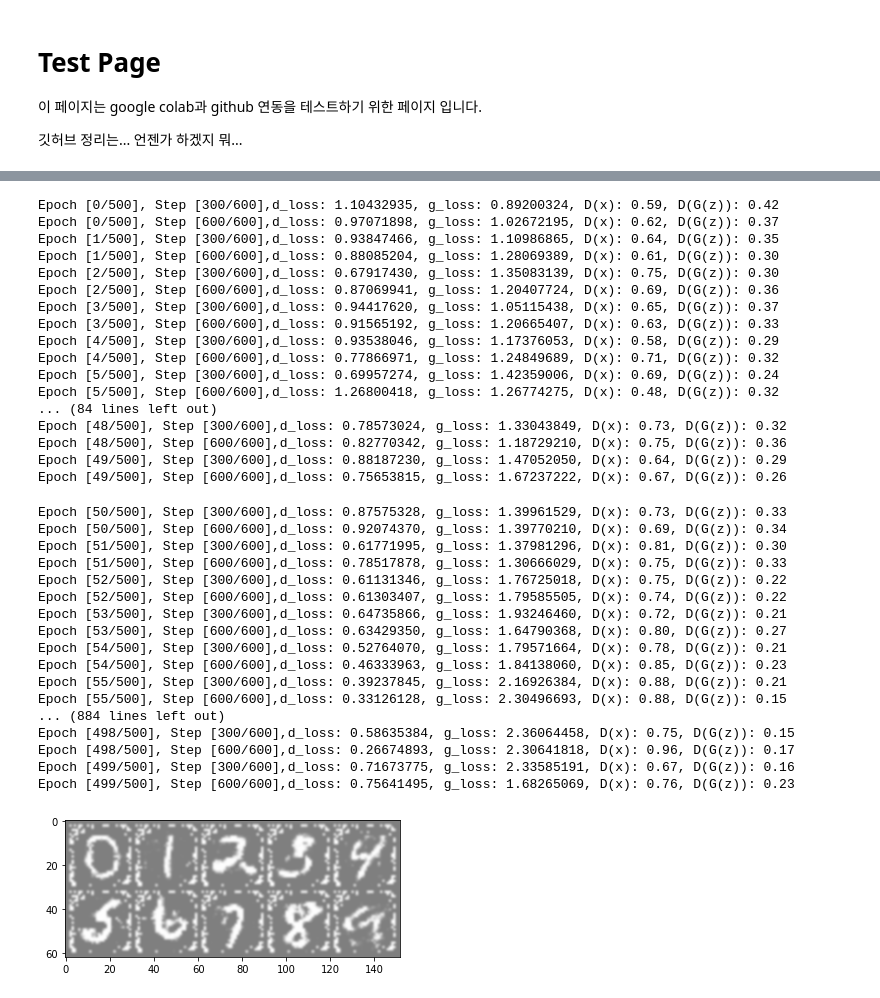
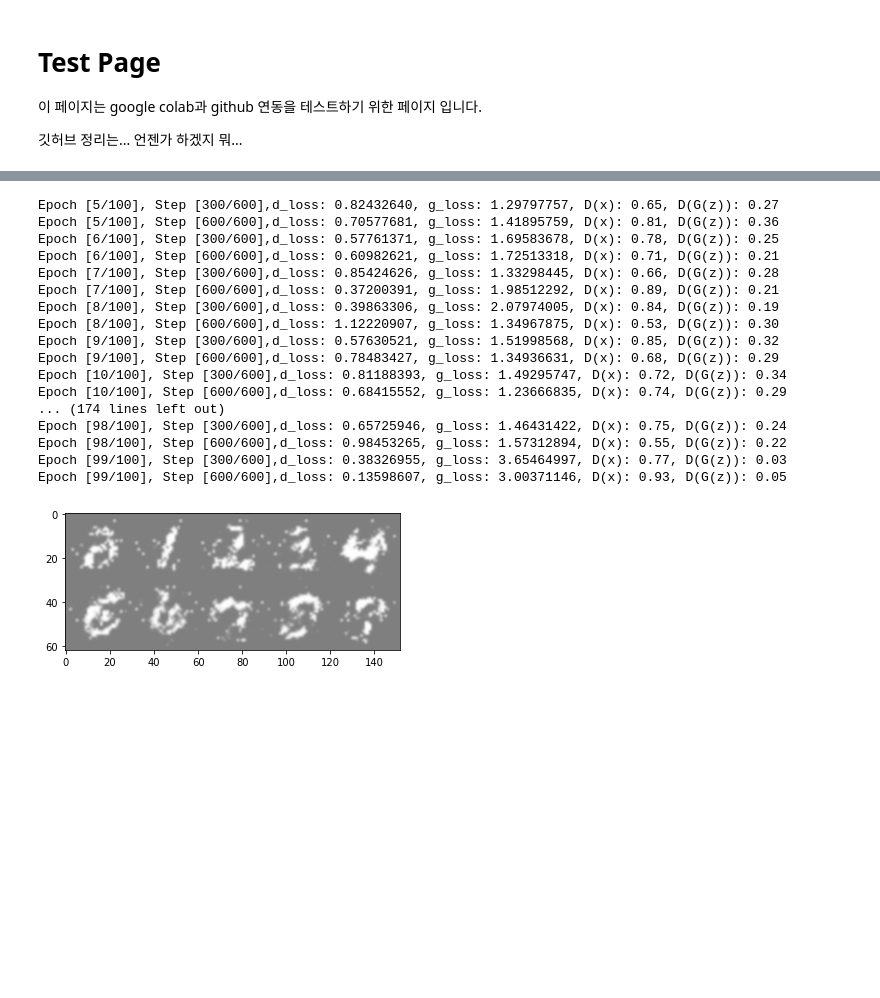
Before and after one commit to choiking10/ML-tutorial, a Jupyter notebook: mnist_ConditionalGAN.ipynb, the cells around one changed output, grey strips where cells are left out. Cells and saved outputs as stored; diff of their text form; code cells hidden in the pictures; blank space fills up the shorter version.

```diff
--- a/mnist_ConditionalGAN.ipynb
+++ b/mnist_ConditionalGAN.ipynb
@@ -31,6 +31,8 @@ class Discriminator(nn.Module):
     condition_size = image_size
     self.main = nn.Sequential(
         nn.Linear(image_size+condition_size, hidden_size),
+        nn.LeakyReLU(0.2),
+        nn.Linear(hidden_size, hidden_size),
         nn.BatchNorm1d(hidden_size),
         nn.LeakyReLU(0.2),
         nn.Linear(hidden_size, hidden_size),
@@ -50,6 +52,8 @@ class Generator(nn.Module):
     condition_size = latent_size
     self.main = nn.Sequential(
         nn.Linear(latent_size + condition_size, hidden_size),
+        nn.ReLU(0.2),
+        nn.Linear(hidden_size, hidden_size),
         nn.BatchNorm1d(hidden_size),
         nn.ReLU(0.2),
         nn.Linear(hidden_size, hidden_size),
@@ -76,7 +80,7 @@ def main():
   hidden_size = 256
   image_size = 784
 
-  num_epochs = 500
+  num_epochs = 100
   batch_size = 100
   sample_dir = 'samples_500'
 
@@ -158,9 +162,9 @@ def main():
         f'd_loss: {d_loss:.8f}, g_loss: {g_loss:.8f}, ' +
         f'D(x): {real_score.mean():.2f}, D(G(z)): {fake_score.mean():.2f}')
 
-    if (epoch + 1) % 50 == 0:
-      save_image(grid_image(fake_images.view(batch_size, 1, 28, 28)),
-                 os.path.join(sample_dir, f'real_images_{epoch+1:03d}.png'))
+    if (epoch + 1) % 5 == 0:
+      # save_image(grid_image(fake_images.view(batch_size, 1, 28, 28)),
+      #            os.path.join(sample_dir, f'real_images_{epoch+1:03d}.png'))
       with torch.no_grad():
         zs = rand_z(10)
         test = torch.tensor([i for i in range(10)]).to(device).view(-1)
@@ -189,35 +191,18 @@ Done!
-Epoch [0/500], Step [300/600],d_loss: 1.10432935, g_loss: 0.89200324, D(x): 0.59, D(G(z)): 0.42
-Epoch [0/500], Step [600/600],d_loss: 0.97071898, g_loss: 1.02672195, D(x): 0.62, D(G(z)): 0.37
-Epoch [1/500], Step [300/600],d_loss: 0.93847466, g_loss: 1.10986865, D(x): 0.64, D(G(z)): 0.35
-Epoch [1/500], Step [600/600],d_loss: 0.88085204, g_loss: 1.28069389, D(x): 0.61, D(G(z)): 0.30
-Epoch [2/500], Step [300/600],d_loss: 0.67917430, g_loss: 1.35083139, D(x): 0.75, D(G(z)): 0.30
-Epoch [2/500], Step [600/600],d_loss: 0.87069941, g_loss: 1.20407724, D(x): 0.69, D(G(z)): 0.36
-Epoch [3/500], Step [300/600],d_loss: 0.94417620, g_loss: 1.05115438, D(x): 0.65, D(G(z)): 0.37
-Epoch [3/500], Step [600/600],d_loss: 0.91565192, g_loss: 1.20665407, D(x): 0.63, D(G(z)): 0.33
-Epoch [4/500], Step [300/600],d_loss: 0.93538046, g_loss: 1.17376053, D(x): 0.58, D(G(z)): 0.29
-Epoch [4/500], Step [600/600],d_loss: 0.77866971, g_loss: 1.24849689, D(x): 0.71, D(G(z)): 0.32
-Epoch [5/500], Step [300/600],d_loss: 0.69957274, g_loss: 1.42359006, D(x): 0.69, D(G(z)): 0.24
-Epoch [5/500], Step [600/600],d_loss: 1.26800418, g_loss: 1.26774275, D(x): 0.48, D(G(z)): 0.32
-... (84 lines left out)
-Epoch [48/500], Step [300/600],d_loss: 0.78573024, g_loss: 1.33043849, D(x): 0.73, D(G(z)): 0.32
-Epoch [48/500], Step [600/600],d_loss: 0.82770342, g_loss: 1.18729210, D(x): 0.75, D(G(z)): 0.36
-Epoch [49/500], Step [300/600],d_loss: 0.88187230, g_loss: 1.47052050, D(x): 0.64, D(G(z)): 0.29
-Epoch [49/500], Step [600/600],d_loss: 0.75653815, g_loss: 1.67237222, D(x): 0.67, D(G(z)): 0.26
+Epoch [5/100], Step [300/600],d_loss: 0.82432640, g_loss: 1.29797757, D(x): 0.65, D(G(z)): 0.27
+Epoch [5/100], Step [600/600],d_loss: 0.70577681, g_loss: 1.41895759, D(x): 0.81, D(G(z)): 0.36
+Epoch [6/100], Step [300/600],d_loss: 0.57761371, g_loss: 1.69583678, D(x): 0.78, D(G(z)): 0.25
+Epoch [6/100], Step [600/600],d_loss: 0.60982621, g_loss: 1.72513318, D(x): 0.71, D(G(z)): 0.21
+Epoch [7/100], Step [300/600],d_loss: 0.85424626, g_loss: 1.33298445, D(x): 0.66, D(G(z)): 0.28
+Epoch [7/100], Step [600/600],d_loss: 0.37200391, g_loss: 1.98512292, D(x): 0.89, D(G(z)): 0.21
+Epoch [8/100], Step [300/600],d_loss: 0.39863306, g_loss: 2.07974005, D(x): 0.84, D(G(z)): 0.19
+Epoch [8/100], Step [600/600],d_loss: 1.12220907, g_loss: 1.34967875, D(x): 0.53, D(G(z)): 0.30
+Epoch [9/100], Step [300/600],d_loss: 0.57630521, g_loss: 1.51998568, D(x): 0.85, D(G(z)): 0.32
+Epoch [9/100], Step [600/600],d_loss: 0.78483427, g_loss: 1.34936631, D(x): 0.68, D(G(z)): 0.29
+Epoch [10/100], Step [300/600],d_loss: 0.81188393, g_loss: 1.49295747, D(x): 0.72, D(G(z)): 0.34
+Epoch [10/100], Step [600/600],d_loss: 0.68415552, g_loss: 1.23666835, D(x): 0.74, D(G(z)): 0.29
+... (174 lines left out)
+Epoch [98/100], Step [300/600],d_loss: 0.65725946, g_loss: 1.46431422, D(x): 0.75, D(G(z)): 0.24
+Epoch [98/100], Step [600/600],d_loss: 0.98453265, g_loss: 1.57312894, D(x): 0.55, D(G(z)): 0.22
+Epoch [99/100], Step [300/600],d_loss: 0.38326955, g_loss: 3.65464997, D(x): 0.77, D(G(z)): 0.03
+Epoch [99/100], Step [600/600],d_loss: 0.13598607, g_loss: 3.00371146, D(x): 0.93, D(G(z)): 0.05
-Epoch [50/500], Step [300/600],d_loss: 0.87575328, g_loss: 1.39961529, D(x): 0.73, D(G(z)): 0.33
-Epoch [50/500], Step [600/600],d_loss: 0.92074370, g_loss: 1.39770210, D(x): 0.69, D(G(z)): 0.34
-Epoch [51/500], Step [300/600],d_loss: 0.61771995, g_loss: 1.37981296, D(x): 0.81, D(G(z)): 0.30
-Epoch [51/500], Step [600/600],d_loss: 0.78517878, g_loss: 1.30666029, D(x): 0.75, D(G(z)): 0.33
-Epoch [52/500], Step [300/600],d_loss: 0.61131346, g_loss: 1.76725018, D(x): 0.75, D(G(z)): 0.22
-Epoch [52/500], Step [600/600],d_loss: 0.61303407, g_loss: 1.79585505, D(x): 0.74, D(G(z)): 0.22
-Epoch [53/500], Step [300/600],d_loss: 0.64735866, g_loss: 1.93246460, D(x): 0.72, D(G(z)): 0.21
-Epoch [53/500], Step [600/600],d_loss: 0.63429350, g_loss: 1.64790368, D(x): 0.80, D(G(z)): 0.27
-Epoch [54/500], Step [300/600],d_loss: 0.52764070, g_loss: 1.79571664, D(x): 0.78, D(G(z)): 0.21
-Epoch [54/500], Step [600/600],d_loss: 0.46333963, g_loss: 1.84138060, D(x): 0.85, D(G(z)): 0.23
-Epoch [55/500], Step [300/600],d_loss: 0.39237845, g_loss: 2.16926384, D(x): 0.88, D(G(z)): 0.21
-Epoch [55/500], Step [600/600],d_loss: 0.33126128, g_loss: 2.30496693, D(x): 0.88, D(G(z)): 0.15
-... (884 lines left out)
-Epoch [498/500], Step [300/600],d_loss: 0.58635384, g_loss: 2.36064458, D(x): 0.75, D(G(z)): 0.15
-Epoch [498/500], Step [600/600],d_loss: 0.26674893, g_loss: 2.30641818, D(x): 0.96, D(G(z)): 0.17
-Epoch [499/500], Step [300/600],d_loss: 0.71673775, g_loss: 2.33585191, D(x): 0.67, D(G(z)): 0.16
-Epoch [499/500], Step [600/600],d_loss: 0.75641495, g_loss: 1.68265069, D(x): 0.76, D(G(z)): 0.23
-[figure, old version]
+[figure, new version]
```
Also changed, not shown: parts of 2 cells of this notebook.
